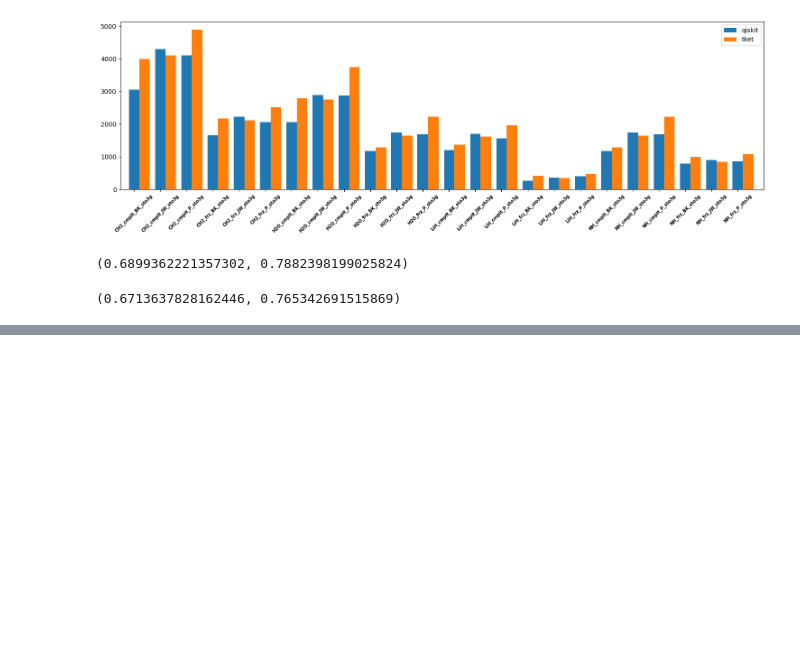
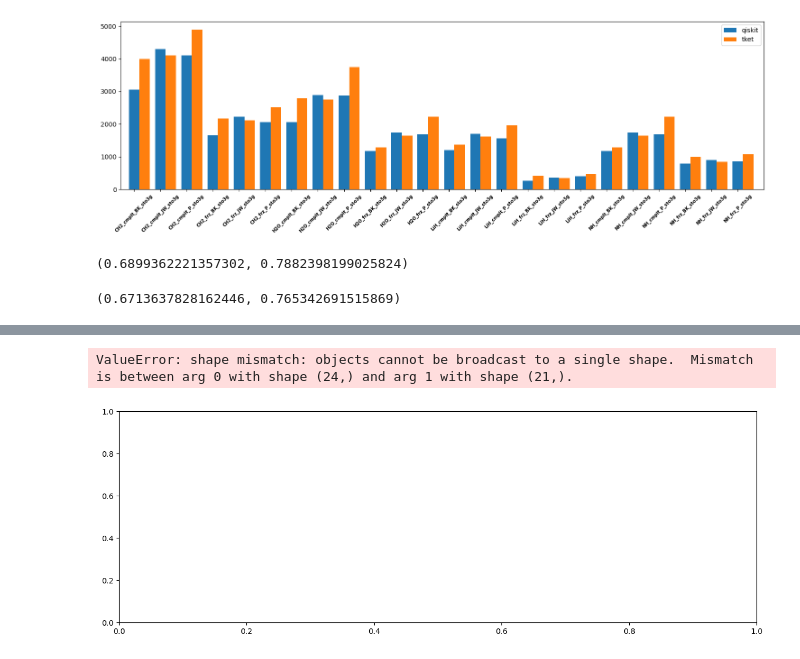
Before and after one commit to iqubit-org/phoenix, a Jupyter notebook: experiments/compare.ipynb, the cells around one changed output, grey strips where cells are left out. Cells and saved outputs as stored; diff of their text form; code cells hidden in the pictures; blank space fills up the shorter version.

```diff
--- a/experiments/compare.ipynb
+++ b/experiments/compare.ipynb
@@ -176,0 +180,2 @@ geometric_mean(np.array(depth_2q_qiskit) / np.array(depth_2q_original)), geometr
+# %%
+input_dpath = './output_uccsd/phoenix/all2all'
@@ -176,0 +196,28 @@ geometric_mean(np.array(depth_2q_qiskit) / np.array(depth_2q_original)), geometr
+# %%
+num_2q_gates_qiskit = []
+num_2q_gates_tket = []
+depth_2q_qiskit = []
+depth_2q_tket = []
+
+for fname in fnames:
+    fname_qiskit = os.path.join('./qiskit_post_opt_manhattan', fname)
+    fname_tket = fname_qiskit.replace('qiskit_post_opt_manhattan', 'tket_post_opt_manhattan')
+
+    try:
+        circ_qiskit = qiskit.QuantumCircuit.from_qasm_file(fname_qiskit)
+        circ_tket = qiskit.QuantumCircuit.from_qasm_file(fname_tket)
+    except:
+        continue
+
+    print(f'fname: {fname}')
+    # print('#gates\t {}\t {}'.format(circ_qiskit.size(), circ_tket.size()))
+    # print('depth\t {}\t {}'.format(circ_qiskit.depth(), circ_tket.depth()))
+    print('#2Q\t {}\t {}'.format(circ_qiskit.num_nonlocal_gates(), circ_tket.num_nonlocal_gates()))
+    print('dep(2q)\t {}\t {}'.format(
+        circ_qiskit.depth(lambda intr: intr.operation.num_qubits > 1),
+        circ_tket.depth(lambda intr: intr.operation.num_qubits > 1)
+    ))
+    num_2q_gates_qiskit.append(circ_qiskit.num_nonlocal_gates())
+    num_2q_gates_tket.append(circ_tket.num_nonlocal_gates())
+    depth_2q_qiskit.append(circ_qiskit.depth(lambda intr: intr.operation.num_qubits > 1))
+    depth_2q_tket.append(circ_tket.depth(lambda intr: intr.operation.num_qubits > 1))
@@ -176,0 +242,13 @@ geometric_mean(np.array(depth_2q_qiskit) / np.array(depth_2q_original)), geometr
+# %%
+plt.figure(figsize=(15, 5))
+width = 0.4
+plt.bar(np.arange(len(fnames)), num_2q_gates_qiskit, width, label='qiskit')
+plt.bar(np.arange(len(fnames)) + width, num_2q_gates_tket, width, label='tket')
+
+plt.xlim(-0.5, len(fnames))
+plt.xticks(np.arange(len(fnames)), [fname.split('.')[0] for fname in fnames], rotation=45, fontsize=7, fontweight='bold')
+plt.legend()
+plt.tight_layout()
+# %% [output]
+ValueError: shape mismatch: objects cannot be broadcast to a single shape.  Mismatch is between arg 0 with shape (24,) and arg 1 with shape (21,).
+[figure, added]
```
Also changed, not shown: parts of 5 cells of this notebook, 42 other files.
